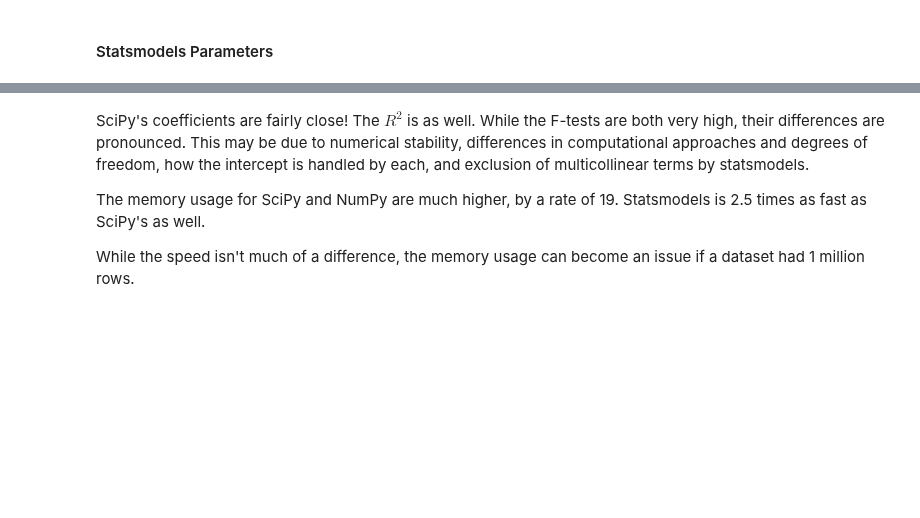
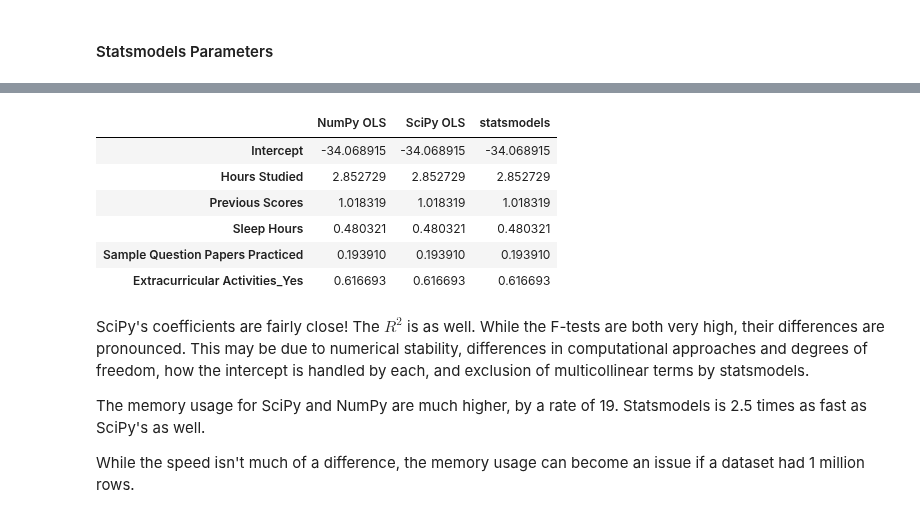
Before and after one commit to add0794/ordinary-least-squares-gradient-descent, a Jupyter notebook: jupyter.ipynb, the cells around one changed output, grey strips where cells are left out. Drawn from its saved outputs; the diff is of its cells as text; code cells hidden in the pictures; blank space fills up the shorter version.

```diff
--- a/jupyter.ipynb
+++ b/jupyter.ipynb
@@ -820,7 +506,7 @@ def numpy_parameters(features, label, key, cols):
     elapsed_time = time.time() - start_time
 
     # Measure memory usage (using one example as memory usage should be similar)
-    beta_memory = sys.getsizeof(beta_encodings)
+    beta_memory = sys.getsizeof(beta_encoding)
     series_memory = sys.getsizeof(beta_series)
 
     # Display results
@@ -878,7 +564,7 @@ def scipy_parameters(features, label, key, cols):
     elapsed_time = time.time() - start_time
 
     # Measure memory usage (using one example as memory usage should be similar)
-    beta_memory_scipy = sys.getsizeof(beta_encodings)
+    beta_memory_scipy = sys.getsizeof(beta_encoding)
     series_memory_scipy = sys.getsizeof(beta_series)
 
     # Display results
@@ -1042,6 +728,16 @@ Notes:
 # %%
 comparison_extracurricular_yes['statsmodels'] = statsmodels_yes_model.params.values
 comparison_extracurricular_no['statsmodels'] = statsmodels_no_model.params.values
+# %%
+comparison_extracurricular_yes
+# %% [output]
+|  | NumPy OLS | SciPy OLS | statsmodels |
+| Intercept | -34.068915 | -34.068915 | -34.068915 |
+| Hours Studied | 2.852729 | 2.852729 | 2.852729 |
+| Previous Scores | 1.018319 | 1.018319 | 1.018319 |
+| Sleep Hours | 0.480321 | 0.480321 | 0.480321 |
+| Sample Question Papers Practiced | 0.193910 | 0.193910 | 0.193910 |
+| Extracurricular Activities_Yes | 0.616693 | 0.616693 | 0.616693 |
 # %% [markdown]
 SciPy's coefficients are fairly close! The $R^2$ is as well. While the F-tests are both very high, their differences are pronounced. This may be due to numerical stability, differences in computational approaches and degrees of freedom, how the intercept is handled by each, and exclusion of multicollinear terms by statsmodels.
 
```
Also changed, not shown: parts of 31 cells of this notebook.
